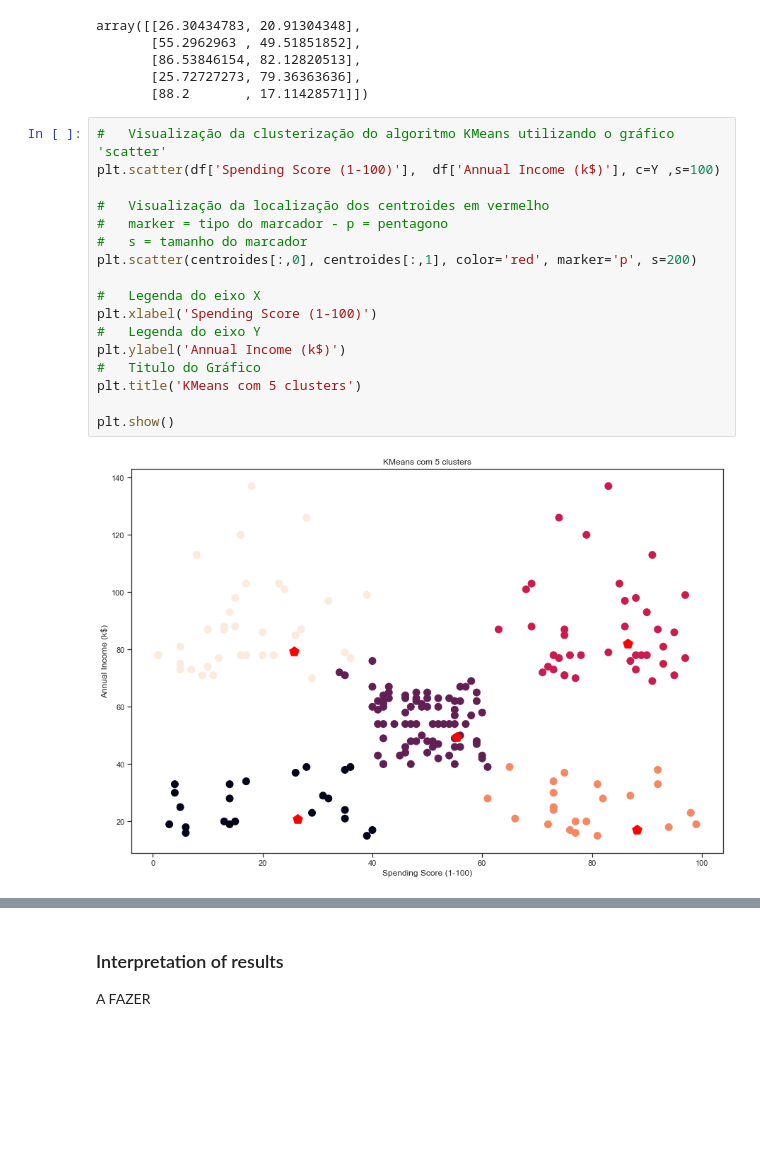
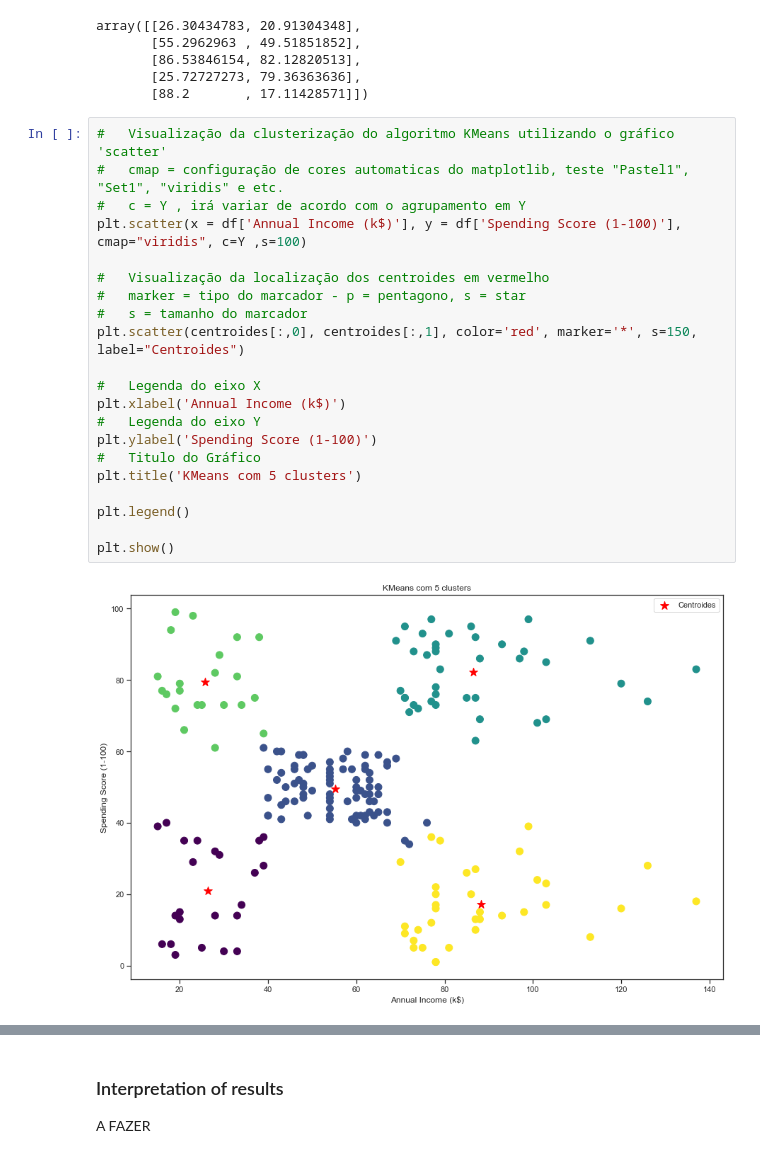
Before and after one commit to VictorSMonteiro/Projeto-Especial---Segmenta-ao-do-Clientes-, a Jupyter notebook: Teste Projeto.ipynb, the cells around one changed output, grey strips where cells are left out. Cells and saved outputs as stored; diff of their text form; blank space fills up the shorter version.

```diff
--- a/Teste Projeto.ipynb
+++ b/Teste Projeto.ipynb
@@ -381,20 +381,24 @@ array([[26.30434783, 20.91304348],
        [88.2       , 17.11428571]])
 # %%
 #   Visualização da clusterização do algoritmo KMeans utilizando o gráfico 'scatter'
-plt.scatter(df['Spending Score (1-100)'],  df['Annual Income (k$)'], c=Y ,s=100)
+#   cmap = configuração de cores automaticas do matplotlib, teste "Pastel1", "Set1", "viridis" e etc.
+#   c = Y , irá variar de acordo com o agrupamento em Y
+plt.scatter(x = df['Annual Income (k$)'], y = df['Spending Score (1-100)'], cmap="viridis", c=Y ,s=100)
 
 #   Visualização da localização dos centroides em vermelho
-#   marker = tipo do marcador - p = pentagono
+#   marker = tipo do marcador - p = pentagono, s = star
 #   s = tamanho do marcador
-plt.scatter(centroides[:,0], centroides[:,1], color='red', marker='p', s=200)
+plt.scatter(centroides[:,0], centroides[:,1], color='red', marker='*', s=150, label="Centroides")
 
 #   Legenda do eixo X
-plt.xlabel('Spending Score (1-100)')
+plt.xlabel('Annual Income (k$)')
 #   Legenda do eixo Y
-plt.ylabel('Annual Income (k$)')
+plt.ylabel('Spending Score (1-100)')
 #   Titulo do Gráfico
 plt.title('KMeans com 5 clusters')
 
+plt.legend()
+
 plt.show()
 # %% [output]
-[figure, old version]
+[figure, new version]
```
Also changed, not shown: parts of 17 cells of this notebook.
